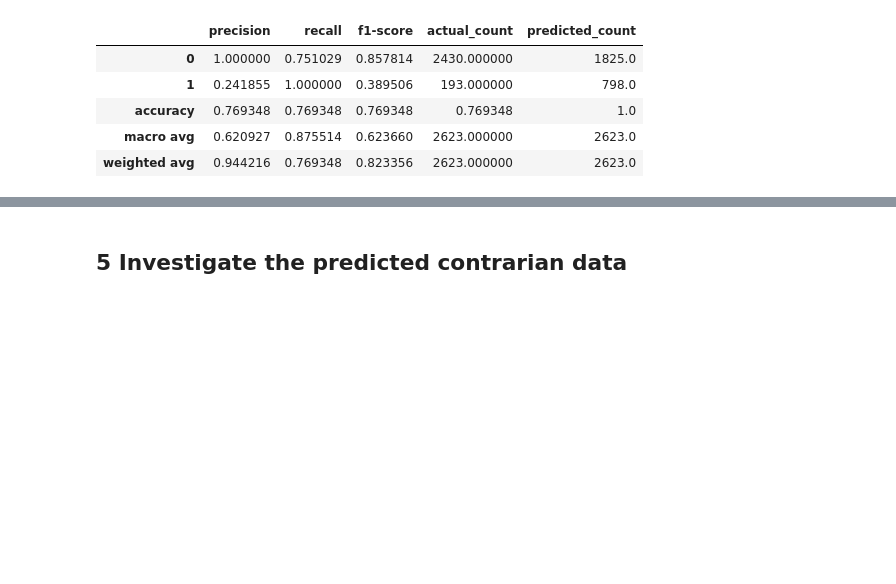
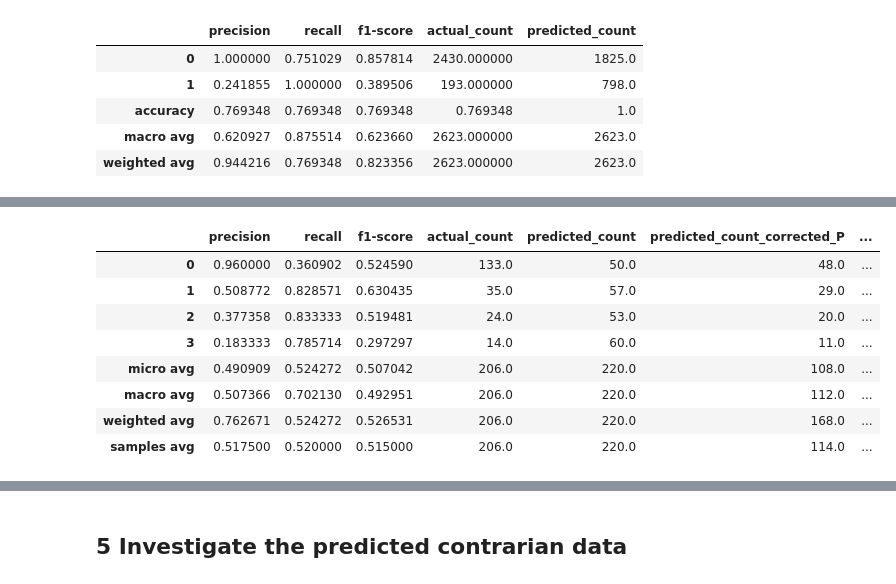
Before and after one commit to MirjamOdile/contrarian-discourses-against-cap-and-trade, a Jupyter notebook: Code/07 Inference exploration.ipynb, the cells around one changed output, grey strips where cells are left out. Saved outputs shown, nothing was run; the diff lists cells and outputs as text; code cells hidden in the pictures; blank space fills up the shorter version.

```diff
--- a/Code/07 Inference exploration.ipynb
+++ b/Code/07 Inference exploration.ipynb
@@ -645,0 +678,10 @@ cii_report_exploded_binary
+# %%
+# Load the labelled MOC csv
+
+moc_labelled = pd.read_csv("../Data/codacat_validation_samples_moc_labelled.csv")
+
+# Add the no claim category to the predicted labels
+moc_labelled["labels"] = moc_labelled[["label_4_1", "label_4_2", "label_4_3"]].values.tolist()
+moc_labelled.labels = moc_labelled.labels.apply(lambda x: [0 if sum(x) > 0 else 1] +  x)
+
+moc_labelled.head()
@@ -645,0 +730,10 @@ cii_report_exploded_binary
+# %%
+# Drop the [0, 1, 1, 1] predictions as this seems to be extremely rare, even in the predictions an inexistent in the labelled data and a weight of inf will bias the data
+
+moc_weights = moc_weights.drop([6]).reset_index(drop = True)
+# %%
+# Merge the weights with the sample
+moc_sample["matching_labels"] = moc_sample.predicted_labels_roberta.astype(str)
+moc_sample = moc_sample.merge(moc_weights.iloc[:, 3:5], on = "matching_labels", how="left")
+moc_sample.drop(columns=["matching_labels"], inplace=True)
+moc_sample.head()
@@ -645,0 +793,25 @@ cii_report_exploded_binary
+# %%
+# Extract the classification report to a dataframe for the sample MOC data and calculate the model bias corrected predicted counts
+moc_report = pd.DataFrame(classification_report(moc_labelled.labels.values.tolist(),
+                                                moc_sample.predicted_labels_roberta.values.tolist(), output_dict=True)).transpose()
+# Add the predicted and actual counts
+moc_report["predicted_count"] = pd.DataFrame(classification_report(moc_sample.predicted_labels_roberta.values.tolist(), moc_sample.predicted_labels_roberta.values.tolist(), output_dict=True)).transpose()["support"]
+moc_report.rename(columns={"support": "actual_count"}, inplace=True)
+
+# Correct the predicted count with precision
+moc_report["predicted_count_corrected_P"] = round(moc_report["predicted_count"] * moc_report["precision"])
+
+# Correct the predicted count with precision and recall
+moc_report["predicted_count_corrected_PR"] = round(moc_report["predicted_count"] * moc_report["precision"] / moc_report["recall"])
+
+moc_report
+# %% [output]
+|  | precision | recall | f1-score | actual_count | predicted_count | predicted_count_corrected_P | ... |
+| 0 | 0.960000 | 0.360902 | 0.524590 | 133.0 | 50.0 | 48.0 | ... |
+| 1 | 0.508772 | 0.828571 | 0.630435 | 35.0 | 57.0 | 29.0 | ... |
+| 2 | 0.377358 | 0.833333 | 0.519481 | 24.0 | 53.0 | 20.0 | ... |
+| 3 | 0.183333 | 0.785714 | 0.297297 | 14.0 | 60.0 | 11.0 | ... |
+| micro avg | 0.490909 | 0.524272 | 0.507042 | 206.0 | 220.0 | 108.0 | ... |
+| macro avg | 0.507366 | 0.702130 | 0.492951 | 206.0 | 220.0 | 112.0 | ... |
+| weighted avg | 0.762671 | 0.524272 | 0.526531 | 206.0 | 220.0 | 168.0 | ... |
+| samples avg | 0.517500 | 0.520000 | 0.515000 | 206.0 | 220.0 | 114.0 | ... |
```
Also changed, not shown: parts of 54 cells of this notebook, 3 other files.
